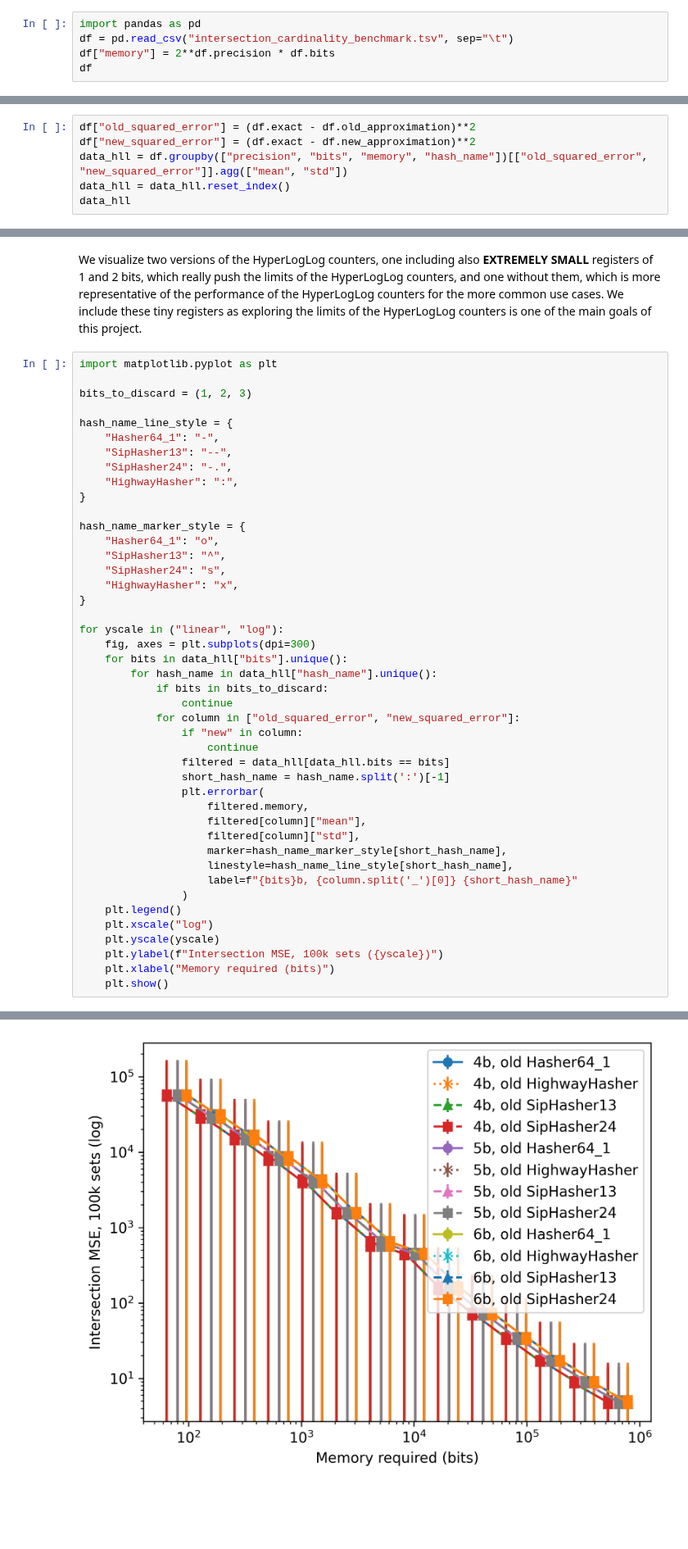
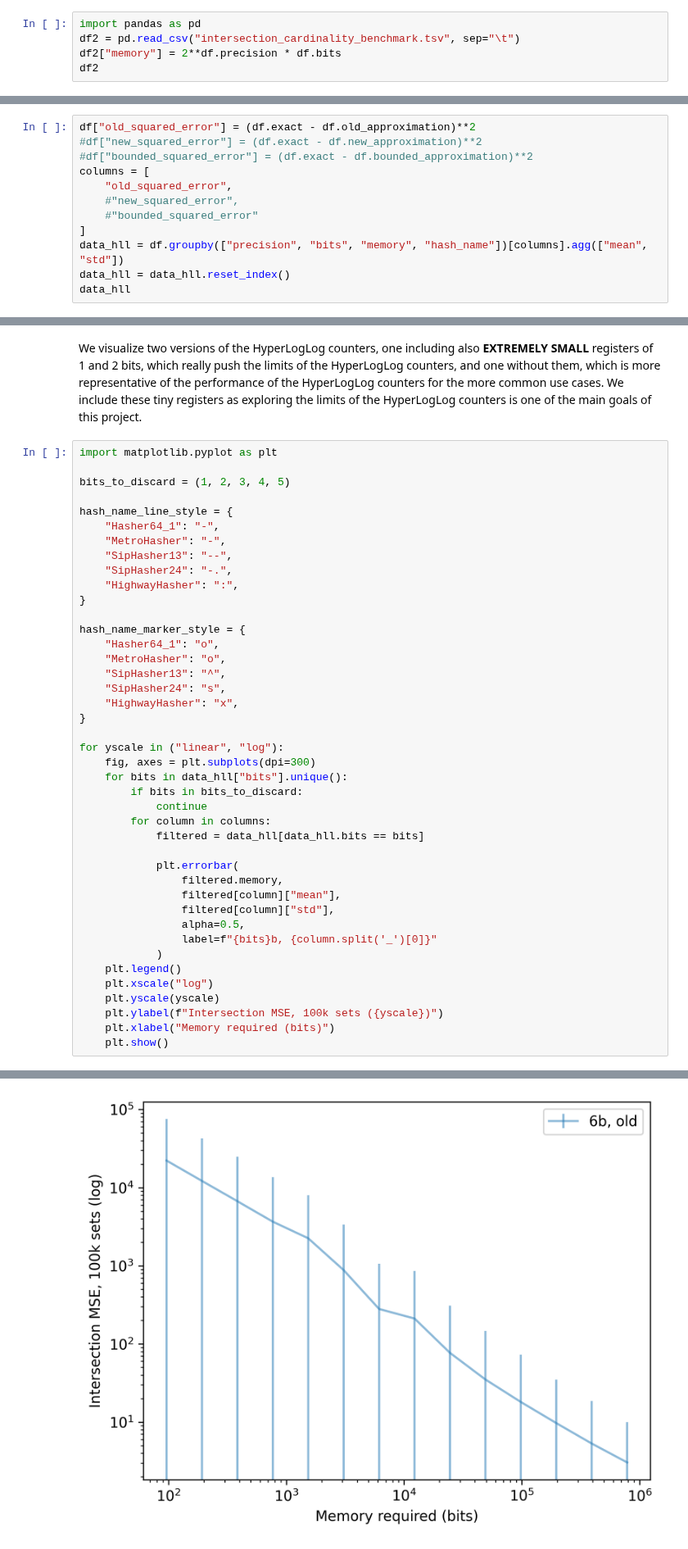
Before and after one commit to LucaCappelletti94/hyperloglog-rs, a Jupyter notebook: Intersection evaluations.ipynb, the cells around one changed output, grey strips where cells are left out. Shown at 82% size. Drawn from its saved outputs; the diff is of its cells as text; blank space fills up the shorter version.

```diff
--- a/Intersection evaluations.ipynb
+++ b/Intersection evaluations.ipynb
@@ -11,7 +11,7 @@ The Jaccard similarity is a measure of similarity between two sets. It is define
 An HyperLogLog counter is a probabilistic data structure used to estimate the cardinality of a set. It is based on the observation that the cardinality of a set can be estimated by the maximum number of leading zeros in the binary representation of the hashes of the elements of the set. The HyperLogLog counter is a data structure that stores the maximum number of leading zeros for a set of hashes. The counter is initialized with a number of bits, which determines the maximum number of leading zeros that can be stored. The counter is then updated with the hashes of the elements of the set. The estimate of the cardinality is then given by the harmonic mean of the values stored in the counter. HyperLogLog counters can be used to compute the cardinality of the union of two sets by taking the maximum of the values stored in the two counters, and therefore we can also compute the Jaccard similarity of two sets.
 # %%
 import pandas as pd
-df = pd.read_csv("intersection_cardinality_benchmark.tsv", sep="\t")
-df["memory"] = 2**df.precision * df.bits
-df
+df2 = pd.read_csv("intersection_cardinality_benchmark.tsv", sep="\t")
+df2["memory"] = 2**df.precision * df.bits
+df2
 # %% [output]
@@ -55,8 +70,14 @@ number_of_words = [
 We parallelize the computation of the Jaccard similarity using MinHash, which is significantly slower than the HyperLogLog counters as while the former is an extensively optimized Rust implementation, the latter is more didactical Python implementation.
 # %%
 df["old_squared_error"] = (df.exact - df.old_approximation)**2
-df["new_squared_error"] = (df.exact - df.new_approximation)**2
-data_hll = df.groupby(["precision", "bits", "memory", "hash_name"])[["old_squared_error", "new_squared_error"]].agg(["mean", "std"])
+#df["new_squared_error"] = (df.exact - df.new_approximation)**2
+#df["bounded_squared_error"] = (df.exact - df.bounded_approximation)**2
+columns = [
+    "old_squared_error",
+    #"new_squared_error",
+    #"bounded_squared_error"
+]
+data_hll = df.groupby(["precision", "bits", "memory", "hash_name"])[columns].agg(["mean", "std"])
 data_hll = data_hll.reset_index()
 data_hll
 # %% [output]
@@ -79,10 +100,11 @@ We visualize two versions of the HyperLogLog counters, one including also **EXTR
 # %%
 import matplotlib.pyplot as plt
 
-bits_to_discard = (1, 2, 3)
+bits_to_discard = (1, 2, 3, 4, 5)
 
 hash_name_line_style = {
     "Hasher64_1": "-",
+    "MetroHasher": "-",
     "SipHasher13": "--",
     "SipHasher24": "-.",
     "HighwayHasher": ":",
@@ -90,6 +112,7 @@ hash_name_line_style = {
 
 hash_name_marker_style = {
     "Hasher64_1": "o",
+    "MetroHasher": "o",
     "SipHasher13": "^",
     "SipHasher24": "s",
     "HighwayHasher": "x",
@@ -98,22 +121,18 @@ hash_name_marker_style = {
 for yscale in ("linear", "log"):
     fig, axes = plt.subplots(dpi=300)
     for bits in data_hll["bits"].unique():
-        for hash_name in data_hll["hash_name"].unique():
-            if bits in bits_to_discard:
-                continue
-            for column in ["old_squared_error", "new_squared_error"]:
-                if "new" in column:
-                    continue
-                filtered = data_hll[data_hll.bits == bits]
-                short_hash_name = hash_name.split(':')[-1]
-                plt.errorbar(
-                    filtered.memory,
-                    filtered[column]["mean"],
-                    filtered[column]["std"],
-                    marker=hash_name_marker_style[short_hash_name],
-                    linestyle=hash_name_line_style[short_hash_name],
-                    label=f"{bits}b, {column.split('_')[0]} {short_hash_name}"
-                )
+        if bits in bits_to_discard:
+            continue
+        for column in columns:
+            filtered = data_hll[data_hll.bits == bits]
+
+            plt.errorbar(
+                filtered.memory,
+                filtered[column]["mean"],
+                filtered[column]["std"],
+                alpha=0.5,
+                label=f"{bits}b, {column.split('_')[0]}"
+            )
     plt.legend()
     plt.xscale("log")
     plt.yscale(yscale)
@@ -125 +144 @@ for yscale in ("linear", "log"):
-[figure, old version]
+[figure, new version]
```
Also changed, not shown: parts of 4 cells of this notebook, 12 other files.
